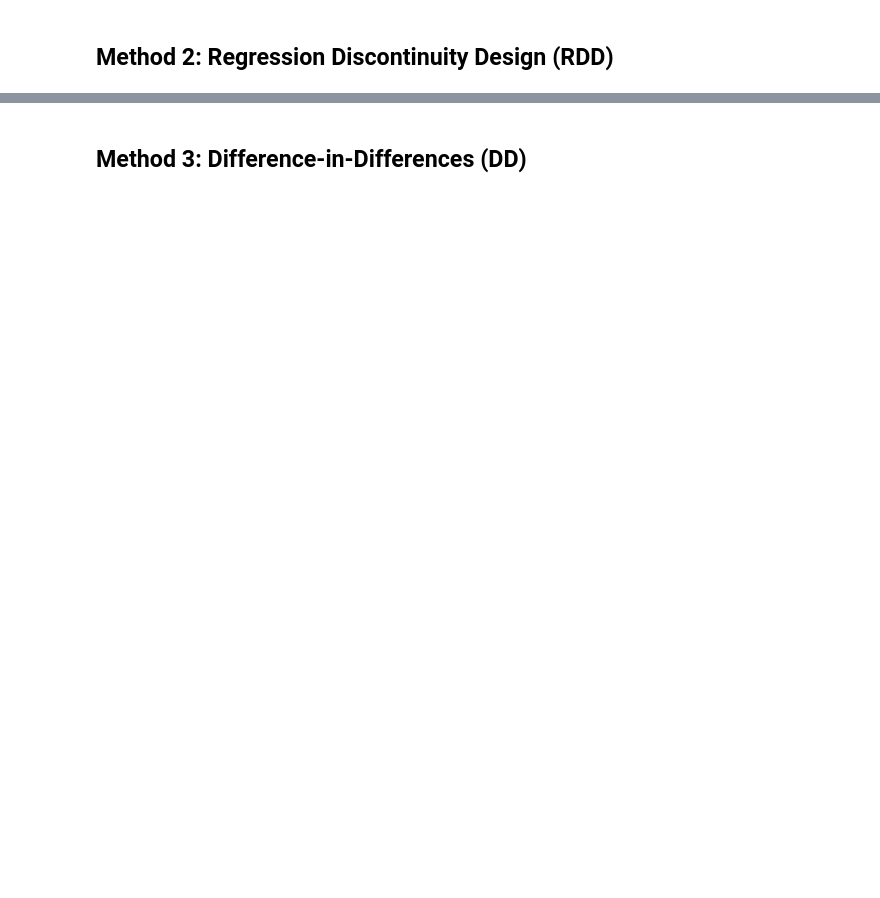
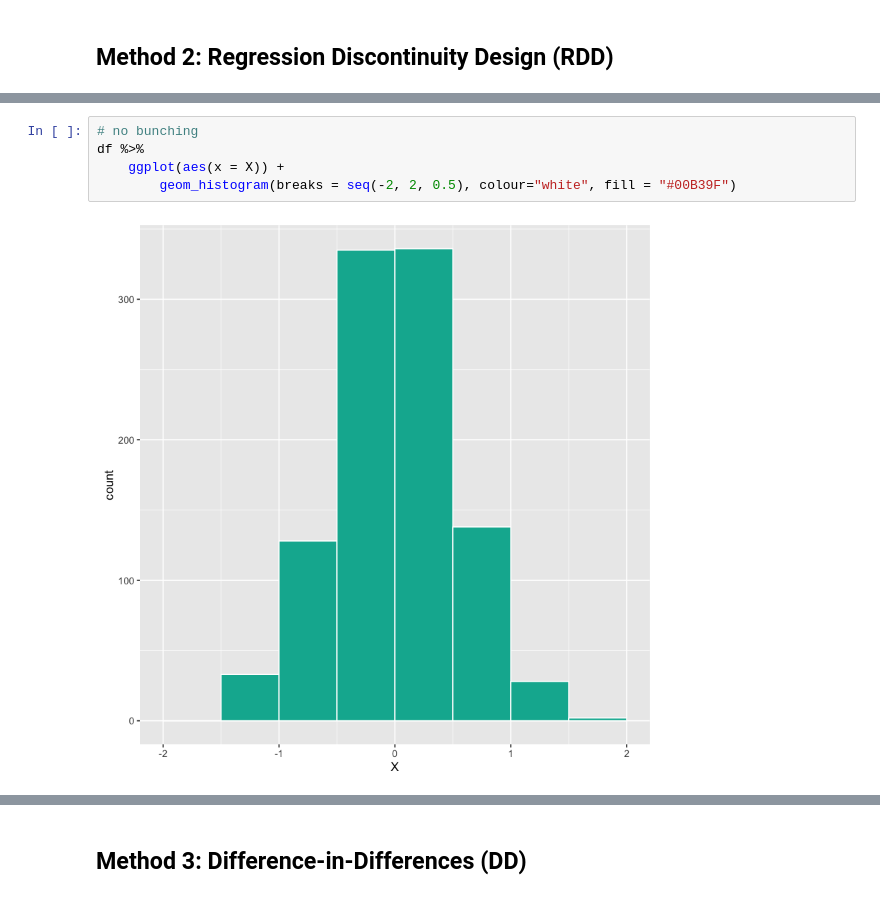
Before and after one commit to TeconomicsBlog/notebooks, a Jupyter notebook: CausalInference.ipynb, the cells around one changed output, grey strips where cells are left out. Cells and saved outputs as stored; diff of their text form; blank space fills up the shorter version.

```diff
--- a/CausalInference.ipynb
+++ b/CausalInference.ipynb
@@ -148,0 +118,7 @@ Double-BW  748.3  3         964         0
+# %%
+# no bunching
+df %>%
+    ggplot(aes(x = X)) +
+        geom_histogram(breaks = seq(-2, 2, 0.5), colour="white", fill = "#00B39F")
+# %% [output]
+[figure, added]
```
Also changed, not shown: parts of 6 cells of this notebook.
